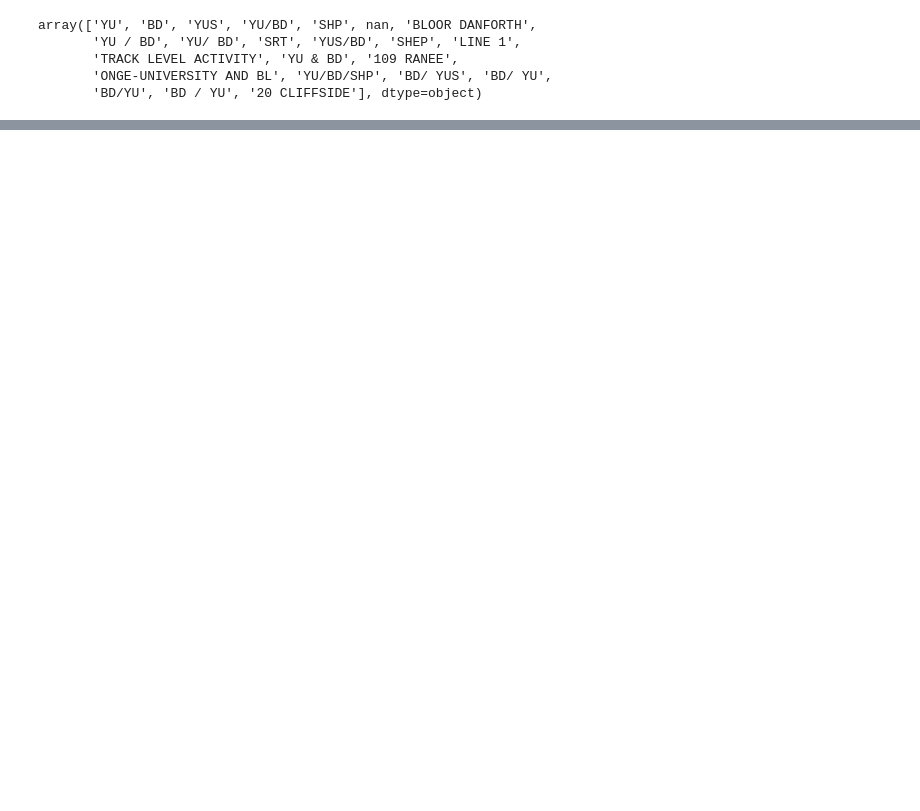
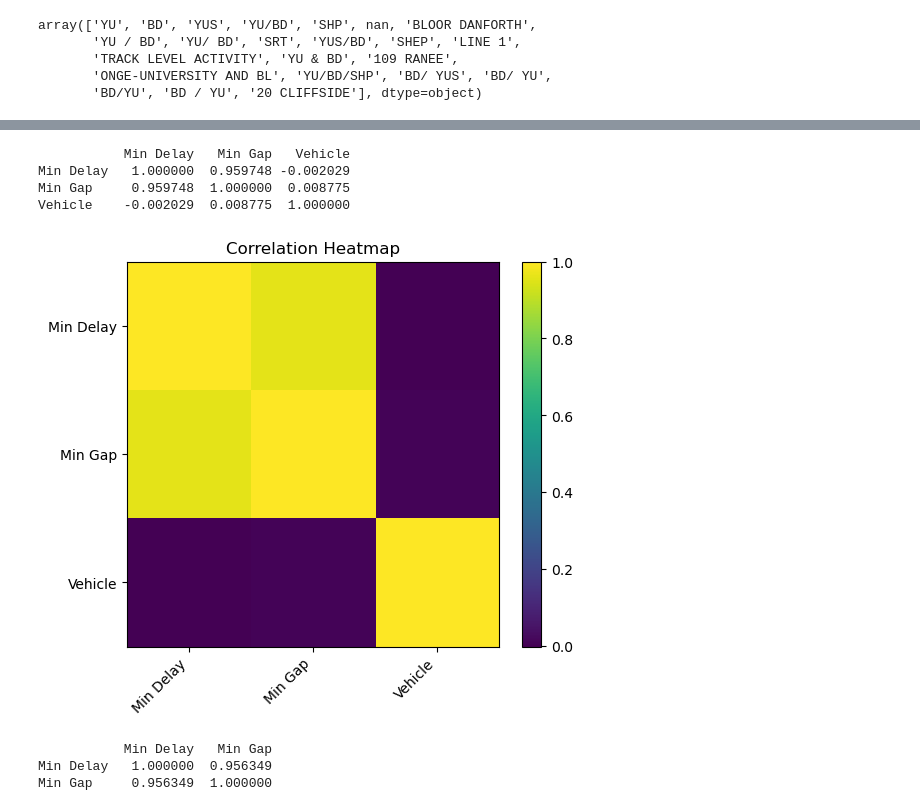
Before and after one commit to jcpeinado/Team_Project-TTC_Delays, a Jupyter notebook: 02_data_processing/01_exploratory_data_analysis.ipynb, the cells around one changed output, grey strips where cells are left out. Saved outputs shown, nothing was run; the diff lists cells and outputs as text; code cells hidden in the pictures; blank space fills up the shorter version.

```diff
--- a/02_data_processing/01_exploratory_data_analysis.ipynb
+++ b/02_data_processing/01_exploratory_data_analysis.ipynb
@@ -60,0 +180,28 @@ array(['YU', 'BD', 'YUS', 'YU/BD', 'SHP', nan, 'BLOOR DANFORTH',
+# %%
+correlation_matrix = df_delay.corr(numeric_only=True)
+
+# Print correlation matrix
+print(correlation_matrix)
+
+# (Optional) Visual correlation heatmap
+plt.figure(figsize=(6, 5))
+plt.imshow(correlation_matrix, cmap="viridis", aspect="auto")
+plt.colorbar()
+plt.title("Correlation Heatmap")
+plt.xticks(range(len(correlation_matrix.columns)), correlation_matrix.columns, rotation=45, ha="right")
+plt.yticks(range(len(correlation_matrix.columns)), correlation_matrix.columns)
+plt.show()
+# %% [output]
+           Min Delay   Min Gap   Vehicle
+Min Delay   1.000000  0.959748 -0.002029
+Min Gap     0.959748  1.000000  0.008775
+Vehicle    -0.002029  0.008775  1.000000
+[figure, added]
+# %%
+numeric_cols = ["Min Delay", "Min Gap"]
+cor_matrix = df[numeric_cols].corr()
+print(cor_matrix)
+# %% [output]
+           Min Delay   Min Gap
+Min Delay   1.000000  0.956349
+Min Gap     0.956349  1.000000
```
Also changed, not shown: parts of 27 cells of this notebook, 2 other files.
